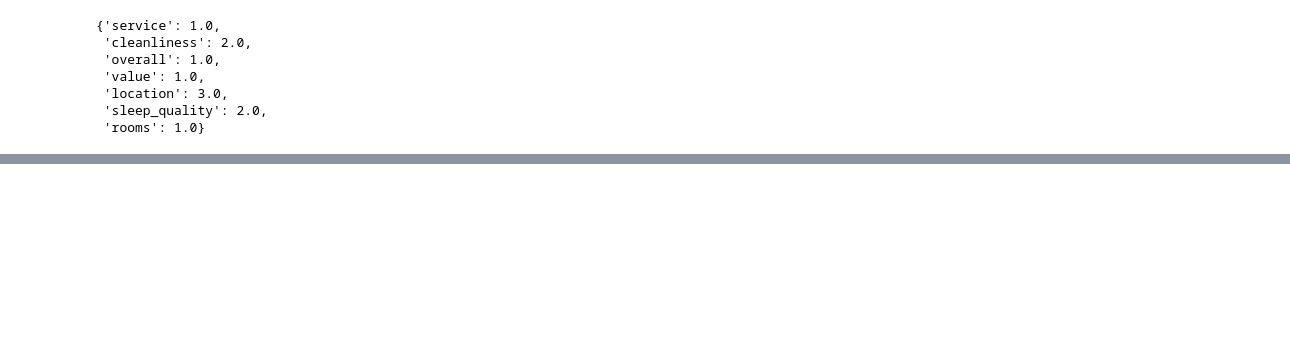
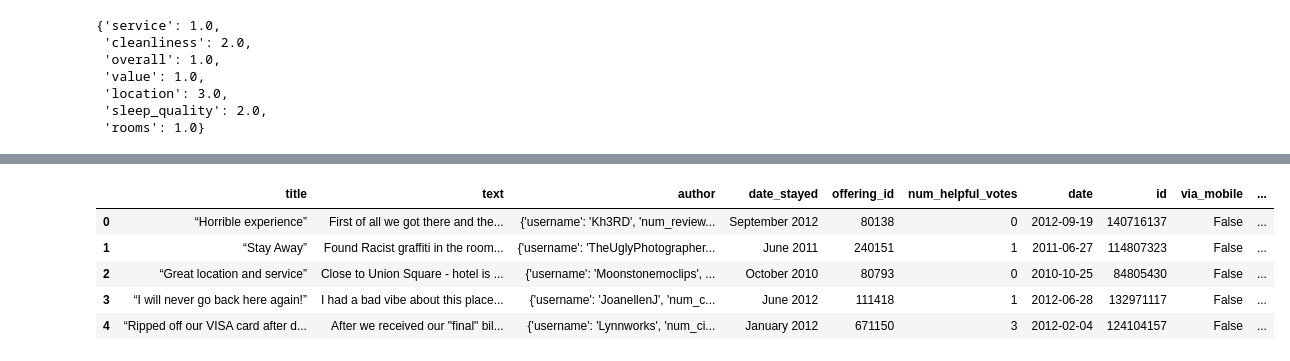
Before and after one commit to ArpanMukhopadhyay/NLP_applied, a Jupyter notebook: assignment2/ANLP_2025_S1_assignment2_a1797378_arpan_version01.ipynb, the cells around one changed output, grey strips where cells are left out. Saved outputs shown, nothing was run; the diff lists cells and outputs as text; code cells hidden in the pictures; blank space fills up the shorter version.

```diff
--- a/assignment2/ANLP_2025_S1_assignment2_a1797378_arpan_version01.ipynb
+++ b/assignment2/ANLP_2025_S1_assignment2_a1797378_arpan_version01.ipynb
@@ -113,0 +287,9 @@ defaultdict(int,
+# %%
+train_data_new.head()
+# %% [output]
+|  | title | text | author | date_stayed | offering_id | num_helpful_votes | date | id | via_mobile | ... |
+| 0 | “Horrible experience” | First of all we got there and the... | {'username': 'Kh3RD', 'num_review... | September 2012 | 80138 | 0 | 2012-09-19 | 140716137 | False | ... |
+| 1 | “Stay Away” | Found Racist graffiti in the room... | {'username': 'TheUglyPhotographer... | June 2011 | 240151 | 1 | 2011-06-27 | 114807323 | False | ... |
+| 2 | “Great location and service” | Close to Union Square - hotel is ... | {'username': 'Moonstonemoclips', ... | October 2010 | 80793 | 0 | 2010-10-25 | 84805430 | False | ... |
+| 3 | “I will never go back here again!” | I had a bad vibe about this place... | {'username': 'JoanellenJ', 'num_c... | June 2012 | 111418 | 1 | 2012-06-28 | 132971117 | False | ... |
+| 4 | “Ripped off our VISA card after d... | After we received our "final" bil... | {'username': 'Lynnworks', 'num_ci... | January 2012 | 671150 | 3 | 2012-02-04 | 124104157 | False | ... |
```
Also changed, not shown: parts of 23 cells of this notebook.
